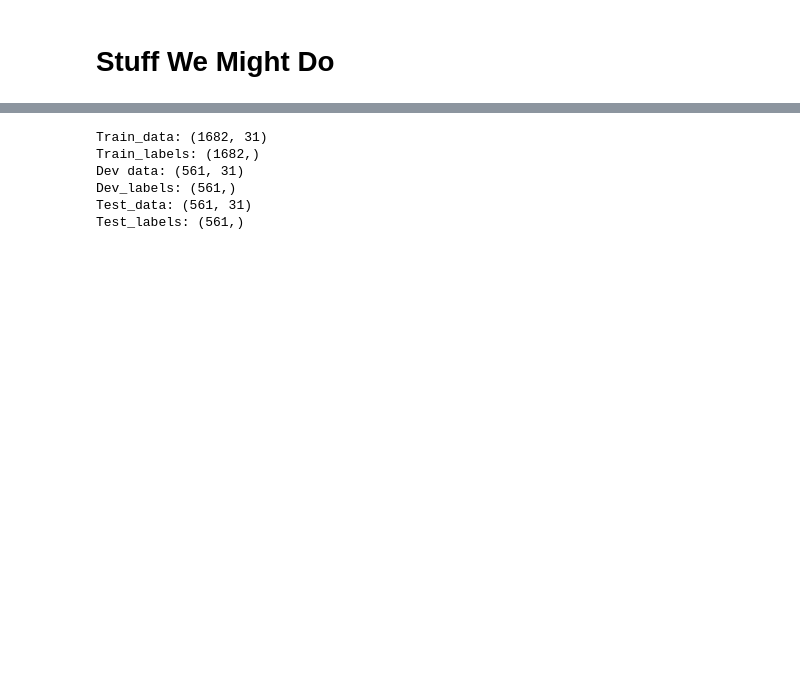
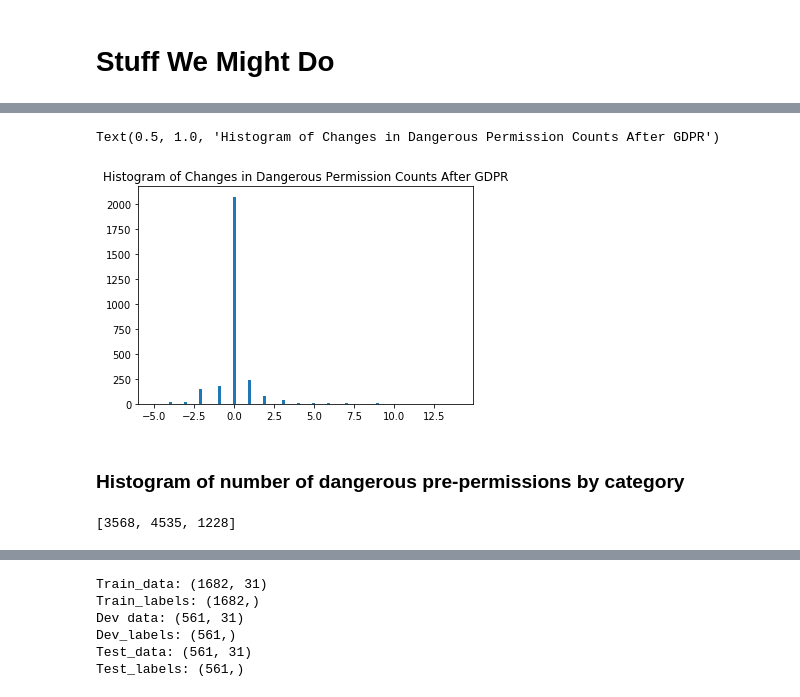
Before and after one commit to JBPelzner/w207_Final, a Jupyter notebook: gdpr_julian_12.2.ipynb, the cells around one changed output, grey strips where cells are left out. Cells and saved outputs as stored; diff of their text form; code cells hidden in the pictures; blank space fills up the shorter version.

```diff
--- a/gdpr_julian_12.2.ipynb
+++ b/gdpr_julian_12.2.ipynb
@@ -884,0 +876,18 @@ gdpr_merge
+# %%
+permission_count_difference = gdpr_merge['post_dangerous_count'] - gdpr_merge['pre_dangerous_count']
+
+plt.hist(permission_count_difference, bins=100)
+plt.title('Histogram of Changes in Dangerous Permission Counts After GDPR')
+# %% [output]
+Text(0.5, 1.0, 'Histogram of Changes in Dangerous Permission Counts After GDPR')
+[figure, added]
+# %% [markdown]
+### Histogram of number of dangerous pre-permissions by category
+# %%
+l_dang_pre_permissions = sum(gdpr_merge[gdpr_merge['category_pre'] == "Lifestyle"]['pre_dangerous_count'])
+s_dang_pre_permissions = sum(gdpr_merge[gdpr_merge['category_pre'] == "Social"]['pre_dangerous_count'])
+a_dang_pre_permissions = sum(gdpr_merge[gdpr_merge['category_pre'] == "Ages 5 & Under"]['pre_dangerous_count'])
+pre_dang_perm_cat_count = [l_dang_pre_permissions, s_dang_pre_permissions, a_dang_pre_permissions]
+print(pre_dang_perm_cat_count)
+# %% [output]
+[3568, 4535, 1228]
```
Also changed, not shown: parts of 116 cells of this notebook.
